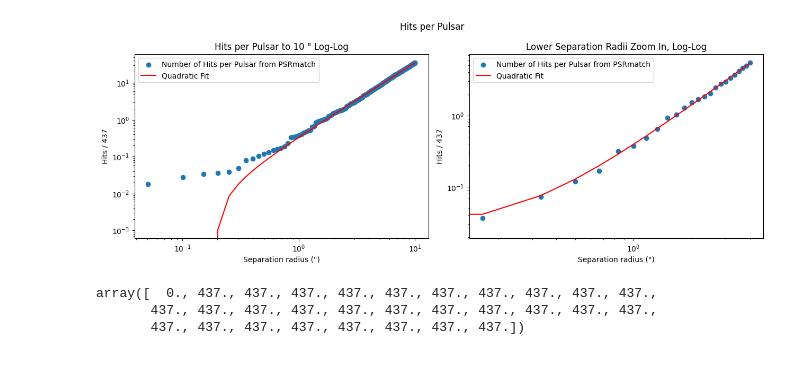
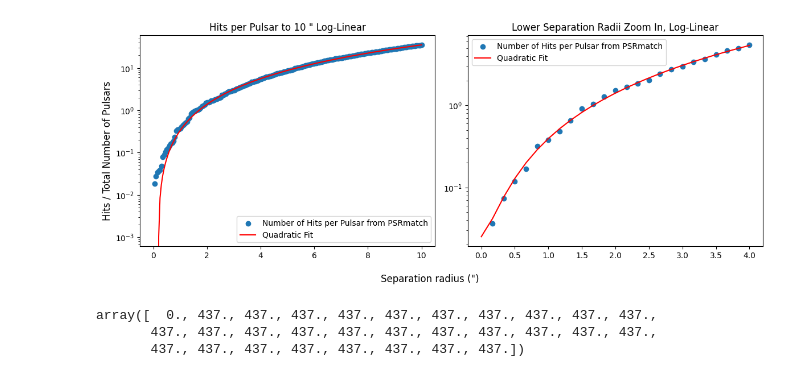
Before and after one commit to AnnikaDeutsch/Binary-Pulsar-Distances, a Jupyter notebook: Binary_Pulsar_Distances/translated_positions_check.ipynb, the cells around one changed output. Saved outputs shown, nothing was run; the diff lists cells and outputs as text; code cells hidden in the pictures.

```diff
--- a/Binary_Pulsar_Distances/translated_positions_check.ipynb
+++ b/Binary_Pulsar_Distances/translated_positions_check.ipynb
@@ -255,13 +283,0 @@ for k in range(len(table)):
-# %%
-# here we are creating a list of the names of the pulsars that had hits, without reduplication
-current = 'J0024-7204aa'
-decs = [psr_pos[0].dec] # declination of the first pulsar in the table
-ras = [psr_pos[0].ra] # ra of the first pulsar in the table
-a = 0
-for b in table['Pulsar']:
-    if b != current:
-        decs.append(psr_pos[a].dec)
-        ras.append(psr_pos[a].ra)
-        current = b
-    a += 1
-ras[0] # total number of PULSARS with hits, distinct from total number of hits
@@ -285,9 +304,9 @@ for d in range(len(psrs_with_hits)):
 # %%
 # create an astropy table that contains each unique pulsar with a hit, and the minimal distance to a Gaia source for each psr
-min_dist = Table([psrs_with_hits, mins, decs, ras], names= ['Pulsars with Hits', 'Distance to at least 1 hit', 'Declinations', 'Right Ascensions'])
-#min_dist['Declinations']
+min_dist = Table([psrs_with_hits, mins, decs, ras], names= ['Pulsars with Hits', 'Distance to at least 1 hit', 'Declinations',
+                                                             'Right Ascensions'])
 
-# create a restricted table of just pulsars within 10 deg declination of the galactic plane:
+# create restricted tables of just pulsars within 5 deg and 10 deg declination of the galactic plane:
 restrictions = [5, 10]
 rest_psrs_with_hits = []
 rest_mins = []
@@ -472,69 +479,71 @@ def quadratic1(a,b,c):
 def quadratic2(a,b,c):
     return a* (seps2**2) + b*(seps2) + c
 
-fig = plt.figure(figsize=(12.8, 4.8))
-# ax1 = plt.subplot(121)
-# ax2 = plt.subplot(122)
+fig = plt.figure(figsize=(12.0, 4.8))
+ax1 = plt.subplot(121)
+ax2 = plt.subplot(122)
 # ax3 = plt.subplot(121)
 # ax4 = plt.subplot(122)
-ax5 = plt.subplot(121)
-ax6 = plt.subplot(122)
+# ax5 = plt.subplot(121)
+# ax6 = plt.subplot(122)
 
-# # log linear
-# ax1.set_yscale('log')
-# ax1.scatter(seps1, hits_per_pulsar1, label= 'Number of Hits per Pulsar from PSRmatch')
-# ax1.plot(seps1, quadratic1(a1,b1,c1), label= 'Quadratic Fit', c= 'r')
+# log linear
+ax1.set_yscale('log')
+ax1.scatter(seps1, hits_per_pulsar1, label= 'Number of Hits per Pulsar from PSRmatch')
+ax1.plot(seps1, quadratic1(a1,b1,c1), label= 'Quadratic Fit', c= 'r')
 # ax1.set_xlabel('Separation radius (")')
 # ax1.set_ylabel('Hits / 437')
-# ax1.set_title('Hits per Pulsar to 10 " Log-Linear')
-# ax1.legend()
+ax1.set_title('Hits per Pulsar to 10 " Log-Linear')
+ax1.legend()
 
-# ax2.set_yscale('log')
-# ax2.scatter(seps2, hits_per_pulsar2, label= 'Number of Hits per Pulsar from PSRmatch')
-# ax2.plot(seps2, quadratic2(a2,b2,c2), label= 'Quadratic Fit', c= 'r')
+ax2.set_yscale('log')
+ax2.scatter(seps2, hits_per_pulsar2, label= 'Number of Hits per Pulsar from PSRmatch')
+ax2.plot(seps2, quadratic2(a2,b2,c2), label= 'Quadratic Fit', c= 'r')
 # ax2.set_xlabel('Separation radius (")')
 # ax2.set_ylabel('Hits / 437')
-# ax2.set_title('Lower Separation Radii Zoom In, Log-Linear')
-# ax2.legend()
+ax2.set_title('Lower Separation Radii Zoom In, Log-Linear')
+ax2.legend()
 
 # #linear
 # ax3.scatter(seps1, hits_per_pulsar1, label= 'Number of Hits per Pulsar from PSRmatch')
 # ax3.plot(seps1, quadratic1(a1,b1,c1), label= 'Quadratic Fit', c= 'r')
 # ax3.set_xlabel('Separation radius (")')
 # ax3.set_ylabel('Hits / 437')
 # ax3.set_title('Hits per Pulsar to 10 " Linear')
 # ax3.legend()
 
 # ax4.scatter(seps2, hits_per_pulsar2, label= 'Number of Hits per Pulsar from PSRmatch')
 # ax4.plot(seps2, quadratic2(a2,b2,c2), label= 'Quadratic Fit', c= 'r')
 # ax4.set_xlabel('Separation radius (")')
 # ax4.set_ylabel('Hits / 437')
 # ax4.set_title('Lower Separation Radii Zoom In, Linear')
 # ax4.legend()
 
-#log-log
-ax5.set_xscale('log')
-ax5.set_yscale('log')
-ax5.scatter(seps1, hits_per_pulsar1, label= 'Number of Hits per Pulsar from PSRmatch')
-ax5.plot(seps1, quadratic1(a1,b1,c1), label= 'Quadratic Fit', c= 'r')
-ax5.set_xlabel('Separation radius (")')
-ax5.set_ylabel('Hits / 437')
-ax5.set_title('Hits per Pulsar to 10 " Log-Log')
-ax5.legend()
+# #log-log
+# ax5.set_xscale('log')
+# ax5.set_yscale('log')
+# ax5.scatter(seps1, hits_per_pulsar1, label= 'Number of Hits per Pulsar from PSRmatch')
+# ax5.plot(seps1, quadratic1(a1,b1,c1), label= 'Quadratic Fit', c= 'r')
+# ax5.set_xlabel('Separation radius (")')
+# ax5.set_ylabel('Hits / 437')
+# ax5.set_title('Hits per Pulsar to 10 " Log-Log')
+# ax5.legend()
 
-ax6.set_xscale('log')
-ax6.set_yscale('log')
-ax6.scatter(seps2, hits_per_pulsar2, label= 'Number of Hits per Pulsar from PSRmatch')
-ax6.plot(seps2, quadratic2(a2,b2,c2), label= 'Quadratic Fit', c= 'r')
-ax6.set_xlabel('Separation radius (")')
-ax6.set_ylabel('Hits / 437')
-ax6.set_title('Lower Separation Radii Zoom In, Log-Log')
-ax6.legend()
+# ax6.set_xscale('log')
+# ax6.set_yscale('log')
+# ax6.scatter(seps2, hits_per_pulsar2, label= 'Number of Hits per Pulsar from PSRmatch')
+# ax6.plot(seps2, quadratic2(a2,b2,c2), label= 'Quadratic Fit', c= 'r')
+# ax6.set_xlabel('Separation radius (")')
+# ax6.set_ylabel('Hits / 437')
+# ax6.set_title('Lower Separation Radii Zoom In, Log-Log')
+# ax6.legend()
 
-fig.suptitle('Hits per Pulsar')
+#fig.suptitle('Hits per Pulsar')
+fig.supylabel('Hits / Total Number of Pulsars')
+fig.supxlabel('Separation radius (")')
 fig.tight_layout()
 # %% [output]
-[figure, old version]
+[figure, new version]
 # %%
 dist_to_one_psr = np.linspace(0,1,30)
 n_psr = np.zeros(len(dist_to_one_psr))
```
Also changed, not shown: parts of 26 cells of this notebook.
